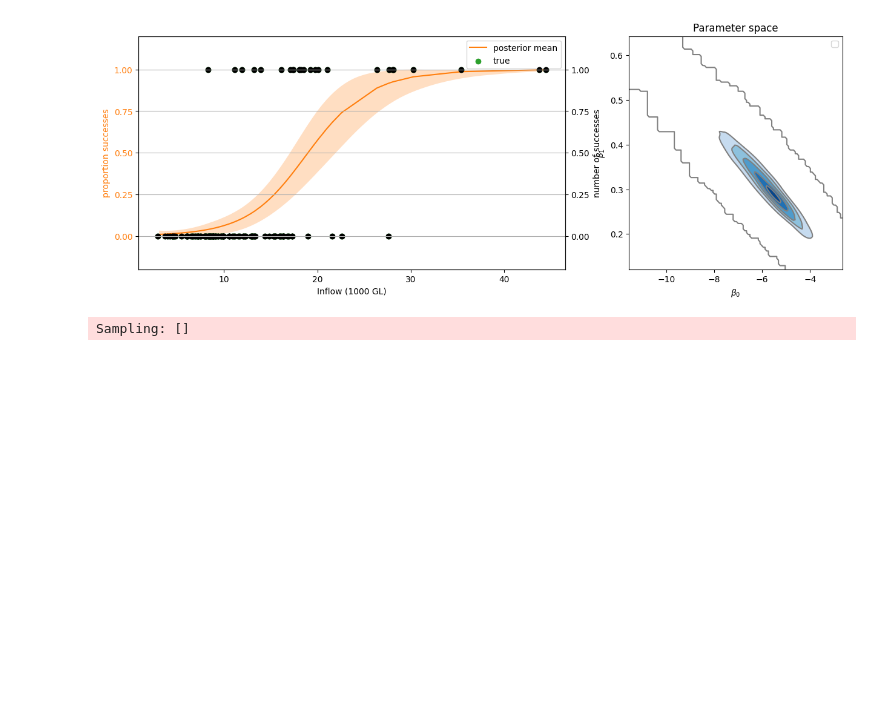
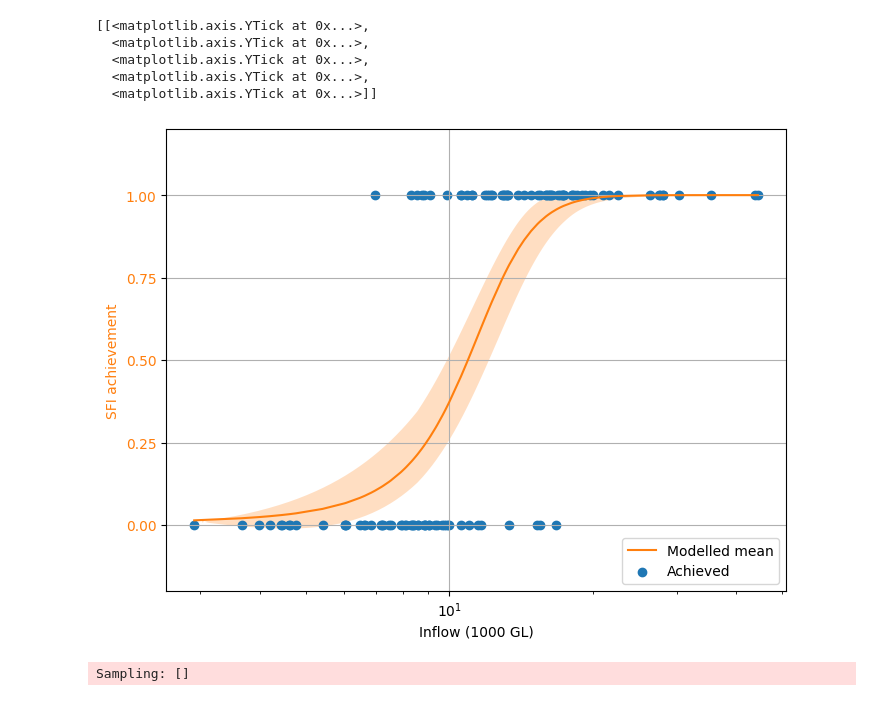
Before and after one commit to derob/WERP_projecting_SFIs, a Jupyter notebook: notebooks/test_notebook.ipynb, the cells around one changed output. Saved outputs shown, nothing was run; the diff lists cells and outputs as text; code cells hidden in the pictures; blank space fills up the shorter version.

```diff
--- a/notebooks/test_notebook.ipynb
+++ b/notebooks/test_notebook.ipynb
@@ -84,15 +76,15 @@ plt.scatter(x=data['inflow'], y= data['BMF_R1'])
 # %%
-data = pd.concat([annualpredictor['inflow'],outdf['BMF_R1']],axis=1, join='inner')
+data = pd.concat([annualpredictor['inflow'],outdf['BMF_R3']],axis=1, join='inner')
 data['inflow'] = (data['inflow']/1000000)
 
 data = data.reset_index()[data.columns[-2:]]
 
-plt.scatter(x=data['inflow'], y= data['BMF_R1'])
+plt.scatter(x=data['inflow'], y= data['BMF_R3'])
 
 data = data.sort_values(by = 'inflow')
 n = 1 #data.shape[0]
 
-plt.scatter(data['inflow'], data['BMF_R1'], label = col)
+plt.scatter(data['inflow'], data['BMF_R3'], label = col)
 
 with pymc.Model() as binomial_regression_model:
     x = pymc.Data("x", (data['inflow']))
@@ -104,6 +96,6 @@ with pymc.Model() as binomial_regression_model:
     p = pymc.Deterministic("p", pymc.math.invlogit(mu))
     print(mu, p)
     # likelihood
-    pymc.Binomial("y", n=n, p=p, observed=data['BMF_R1'])
+    pymc.Binomial("y", n=n, p=p, observed=data['BMF_R3'])
 # %% [output]
 Add.0 p
@@ -110,0 +103,4 @@ Add.0 p
+# %%
+binomial_regression_model1 = pymc.Model()
+# %%
+pymc.set_data({"x": data['inflow'].values}, binomial_regression_model1)
@@ -131,53 +145,59 @@ array([[<Axes: title={'center': 'beta0'}>,
 # %%
-p_true = (data["BMF_R1"])
+p_true = (data["BMF_R3"])
 # %%
-fig, ax = plt.subplots(1, 2, figsize=(15,5), gridspec_kw={"width_ratios": [2, 1]})
+fig, ax = plt.subplots(1, 1, figsize=(8,6)) #, gridspec_kw={"width_ratios": [2, 1]})
 
 # Data space plot ========================================================
 az.plot_hdi(
     data["inflow"],
     idata.posterior.p,
     hdi_prob=0.95,
     fill_kwargs={"alpha": 0.25, "linewidth": 0},
-    ax=ax[0],
+    ax=ax,
     color="C1",
 )
 # posterior mean
 post_mean = idata.posterior.p.mean(("chain", "draw"))
-ax[0].plot(data["inflow"], post_mean, label="posterior mean", color="C1")
+ax.plot(data["inflow"], post_mean, label="Modelled mean", color="C1")
 # plot truth
-ax[0].scatter(data["inflow"], p_true,  label="true", color="C2")
+ax.scatter(data["inflow"], p_true,  label="Achieved")
 # formatting
-ax[0].set(xlabel="Inflow (1000 GL)")
-ax[0].set_ylabel("proportion successes", color="C1")
-ax[0].tick_params(axis="y", labelcolor="C1")
-ax[0].legend()
-#ax[0].set_xscale('log')
+ax.set(xlabel="Inflow (1000 GL)")
+ax.set_ylabel("SFI achievement", color="C1")
+ax.tick_params(axis="y", labelcolor="C1")
+ax.legend(loc="lower right")
+ax.set_xscale('log')
 # instantiate a second axes that shares the same x-axis
-freq = ax[0].twinx()
-freq.set_ylabel("number of successes")
-freq.scatter(data["inflow"], data["BMF_R1"], color="k", label="data")
+#freq = ax.twinx()
+# freq.set_ylabel("number of successes")
+# freq.scatter(data["inflow"], data["BMF_R3"], color="k", label="data")
 # get y-axes to line up
 y_buffer = 0.2
-freq.set(ylim=[-y_buffer, n + y_buffer])
-ax[0].set(ylim=[-(y_buffer / n), 1 + (y_buffer / n)])
-freq.grid(None)
-# set both y-axis to have 5 ticks
-ax[0].set(yticks=np.linspace(0, n, 5) / n)
-freq.set(yticks=np.linspace(0, n, 5))
+#freq.set(ylim=[-y_buffer, n + y_buffer])
+ax.set(ylim=[-(y_buffer / n), 1 + (y_buffer / n)])
+ax.grid()
+# freq.grid(None)
+# # set both y-axis to have 5 ticks
+ax.set(yticks=np.linspace(0, n, 5) / n)
+# freq.set(yticks=np.linspace(0, n, 5))
 
-# Parameter space plot ===================================================
-az.plot_kde(
-    az.extract(idata, var_names="beta0"),
-    az.extract(idata, var_names="beta1"),
-    contourf_kwargs={"cmap": "Blues"},
-    ax=ax[1],
-)
-#ax[1].plot(beta0_true, beta1_true, "C2o", label="true")
-ax[1].set(xlabel=r"$\beta_0$", ylabel=r"$\beta_1$", title="Parameter space")
-ax[1].legend(facecolor="white", frameon=True);
+# # Parameter space plot ===================================================
+# az.plot_kde(
+#     az.extract(idata, var_names="beta0"),
+#     az.extract(idata, var_names="beta1"),
+#     contourf_kwargs={"cmap": "Blues"},
+#     ax=ax[1],
+# )
+# #ax[1].plot(beta0_true, beta1_true, "C2o", label="true")
+# ax[1].set(xlabel=r"$\beta_0$", ylabel=r"$\beta_1$", title="Parameter space")
+# ax[1].legend(facecolor="white", frameon=True);
 # %% [output]
+[[<matplotlib.axis.YTick at 0x...>,
+  <matplotlib.axis.YTick at 0x...>,
+  <matplotlib.axis.YTick at 0x...>,
+  <matplotlib.axis.YTick at 0x...>,
+  <matplotlib.axis.YTick at 0x...>]]
-[figure, old version]
+[figure, new version]
 # %%
 predictdata1 = data.copy(deep=True)
 predictdata2 = data.copy(deep = True)
```
Also changed, not shown: parts of 31 cells of this notebook, 9 other files.
